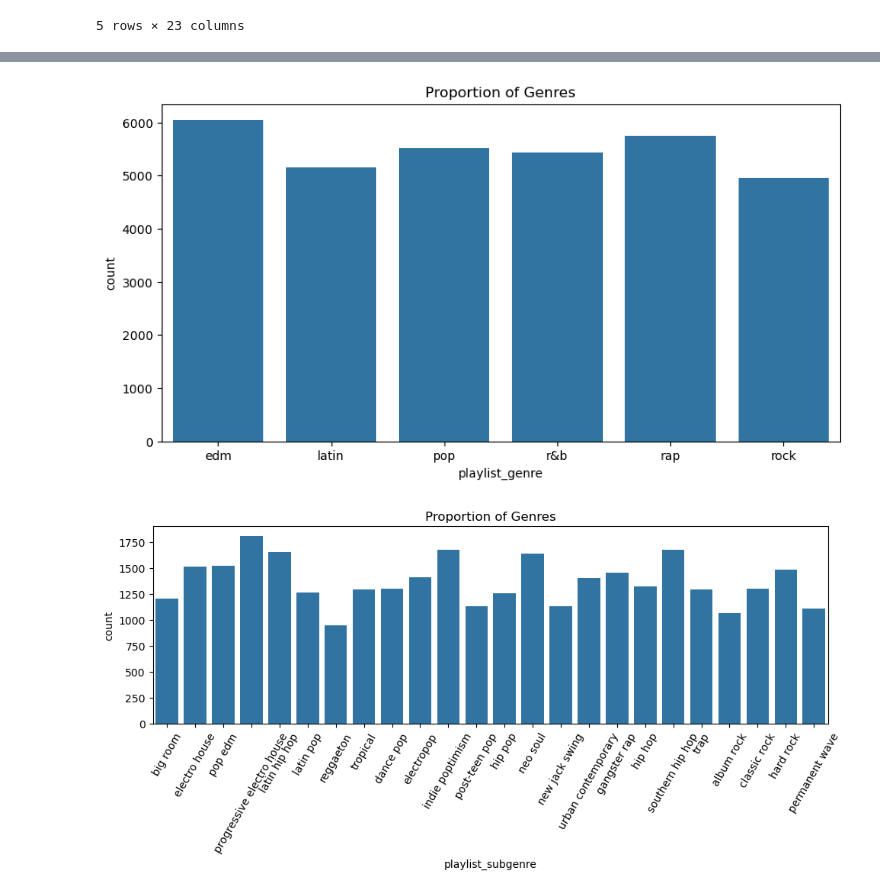
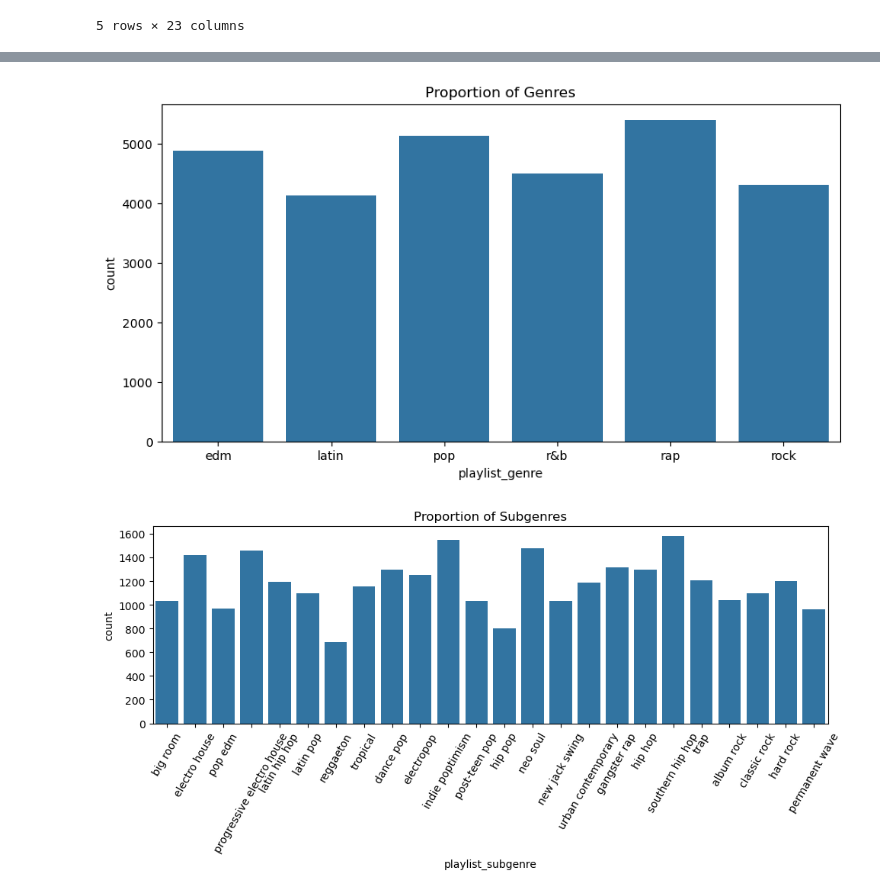
Before and after one commit to Feijoka/Zak_is_a_kitten, a Jupyter notebook: EDA.ipynb, the cells around one changed output, grey strips where cells are left out. Saved outputs shown, nothing was run; the diff lists cells and outputs as text; code cells hidden in the pictures.

```diff
--- a/EDA.ipynb
+++ b/EDA.ipynb
@@ -113,2 +85,5 @@ plt.show()
 # %%
-data = data.dropna(subset=['track_name'])
+data = data.dropna(subset=['track_name', 'track_artist', 'track_album_name'])
+# %%
+data = data.drop_duplicates(subset='track_id', keep='first')
+data
@@ -115,3 +104,20 @@ data = data.dropna(subset=['track_name'])
+# %%
+
+def normalize_date(d):
+    if pd.isna(d):
+        return d
+    parts = str(d).split('-')
+    if len(parts) == 1:
+        return f"{parts[0]}-01-01"   # year only
+    elif len(parts) == 2:
+        return f"{parts[0]}-{parts[1]}-01"  # year-month
+    return d  # already full
+data['track_album_release_date'] = (data['track_album_release_date'].apply(normalize_date).pipe(pd.to_datetime, format='%Y-%m-%d'))
+
+data['release_year']  = data['track_album_release_date'].dt.year
+data['release_month'] = data['track_album_release_date'].dt.month
+# %%
+data['Duration']=data['duration_ms']/60000
 # %%
 data.sort_values(by=['playlist_genre', 'playlist_subgenre'], inplace=True)
 data.head()
@@ -130,17 +199,17 @@ sns.countplot(x='playlist_genre',data=data,)
 plt.title("Proportion of Genres")
 plt.show()
 # %% [output]
-[figure, old version]
+[figure, new version]
 # %%
 
 plt.figure(figsize=(10, 5))
 sns.countplot(x='playlist_subgenre',data=data,)
-plt.title("Proportion of Genres")
+plt.title("Proportion of Subgenres")
 plt.xticks(rotation=60)
 plt.tight_layout()
 plt.show()
 # %% [output]
-[figure, old version]
+[figure, new version]
 # %%
 genre= data['playlist_genre'].unique()
 
```
Also changed, not shown: parts of 11 cells of this notebook.
